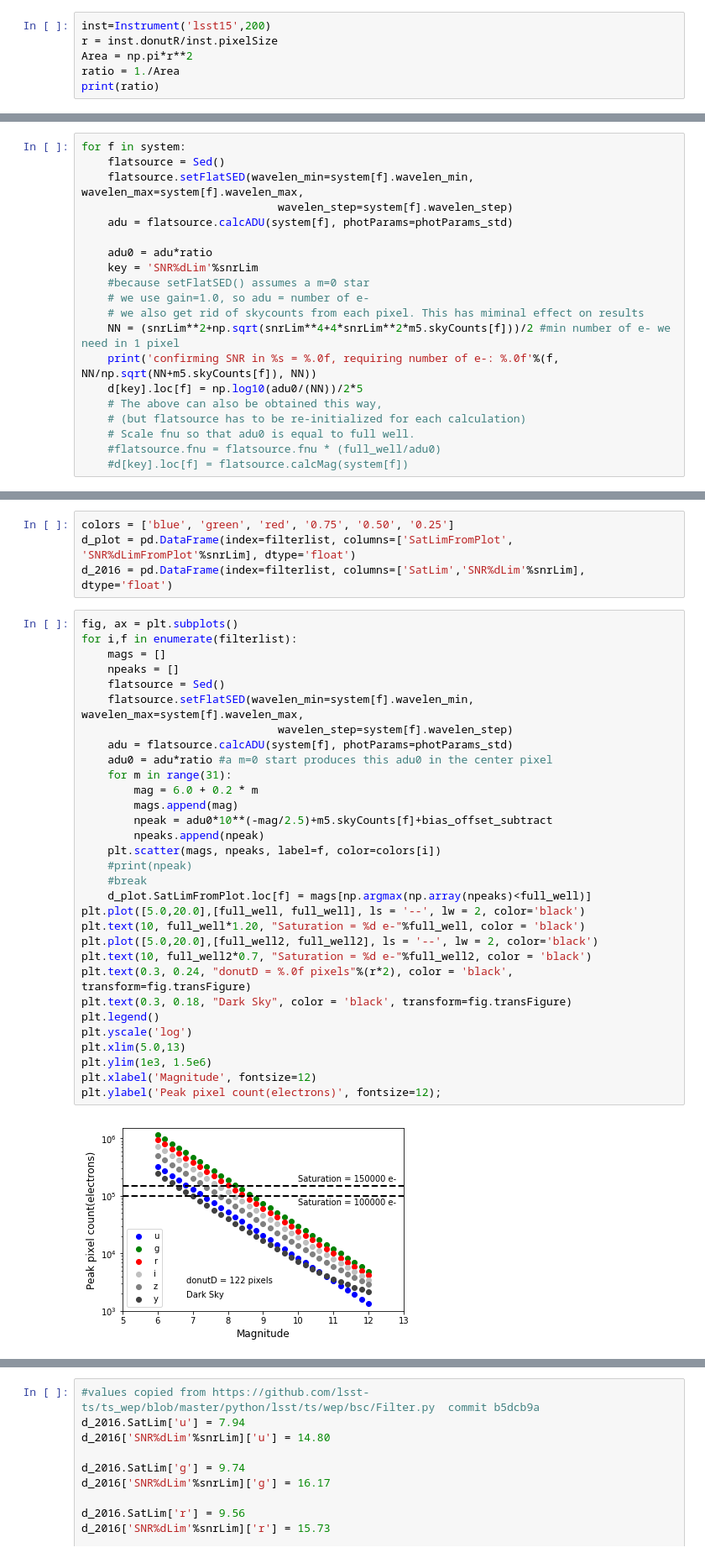
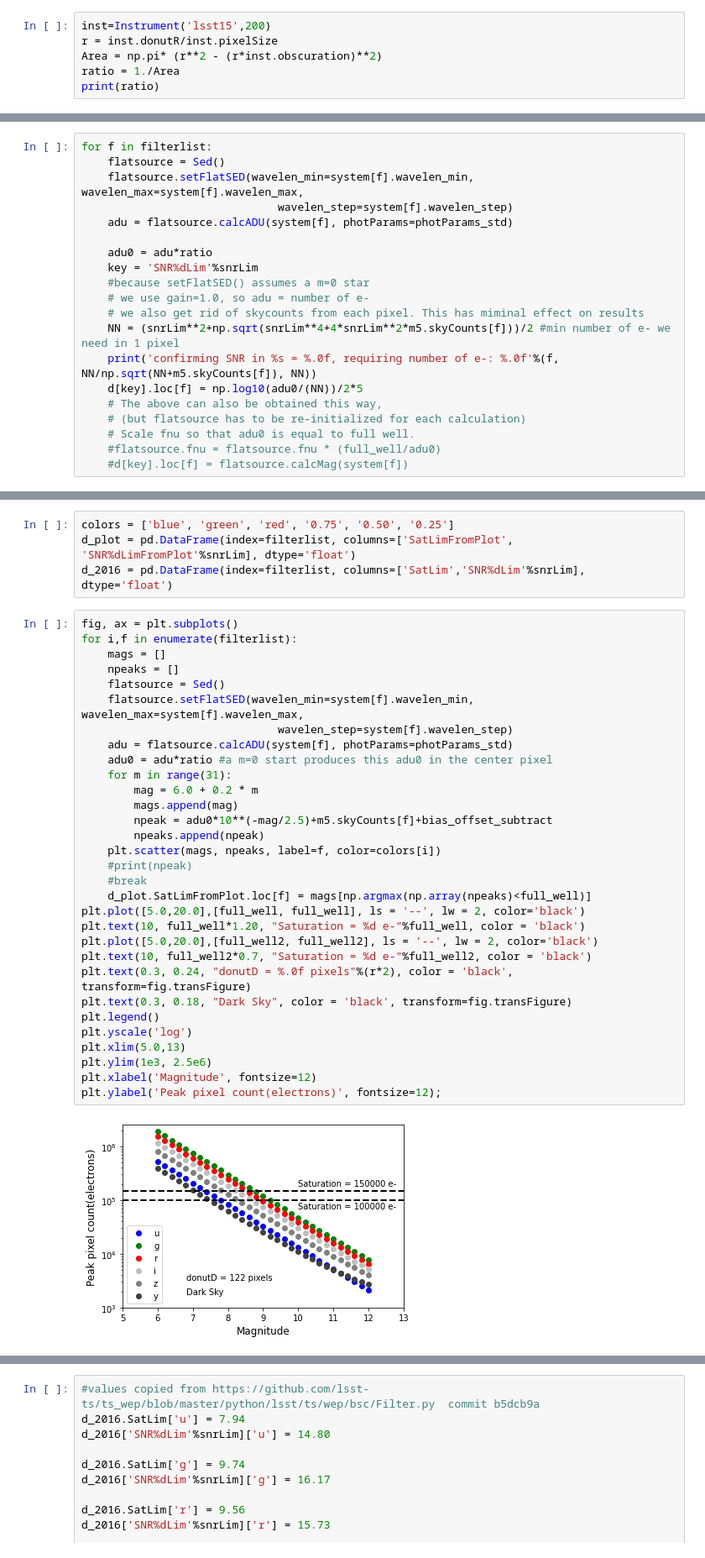
Before and after one commit to bxin/scratchBook, a Jupyter notebook: saturation_limit/saturation_limit_donut.ipynb, the cells around one changed output, grey strips where cells are left out. Shown at 84% size. Drawn from its saved outputs; the diff is of its cells as text.

Commit message:
area ratio adjusted to donut; add surface brightness estimates

```diff
--- a/saturation_limit/saturation_limit_donut.ipynb
+++ b/saturation_limit/saturation_limit_donut.ipynb
@@ -27,7 +27,7 @@ Note that this ratio will still depend on specific aberrations. We also need to
 # %%
 inst=Instrument('lsst15',200)
 r = inst.donutR/inst.pixelSize
-Area = np.pi*r**2
+Area = np.pi* (r**2 - (r*inst.obscuration)**2)
 ratio = 1./Area
 print(ratio)
 # %% [output]
@@ -103,7 +103,7 @@ for f in system:
 SNR = \frac{S}{\sqrt{S+B}}
 \end{equation}
 # %%
-for f in system:
+for f in filterlist:
     flatsource = Sed()
     flatsource.setFlatSED(wavelen_min=system[f].wavelen_min, wavelen_max=system[f].wavelen_max,
                               wavelen_step=system[f].wavelen_step)
@@ -179,35 +179,35 @@ d_2016 = pd.DataFrame(index=filterlist, columns=['SatLim','SNR%dLim'%snrLim], dt
 fig, ax = plt.subplots()
 for i,f in enumerate(filterlist):
     mags = []
     npeaks = []
     flatsource = Sed()
     flatsource.setFlatSED(wavelen_min=system[f].wavelen_min, wavelen_max=system[f].wavelen_max,
                               wavelen_step=system[f].wavelen_step)
     adu = flatsource.calcADU(system[f], photParams=photParams_std)
     adu0 = adu*ratio #a m=0 start produces this adu0 in the center pixel
     for m in range(31):
         mag = 6.0 + 0.2 * m
         mags.append(mag)
         npeak = adu0*10**(-mag/2.5)+m5.skyCounts[f]+bias_offset_subtract
         npeaks.append(npeak)
     plt.scatter(mags, npeaks, label=f, color=colors[i])
     #print(npeak)
     #break
     d_plot.SatLimFromPlot.loc[f] = mags[np.argmax(np.array(npeaks)<full_well)]
 plt.plot([5.0,20.0],[full_well, full_well], ls = '--', lw = 2, color='black')
 plt.text(10, full_well*1.20, "Saturation = %d e-"%full_well, color = 'black')
 plt.plot([5.0,20.0],[full_well2, full_well2], ls = '--', lw = 2, color='black')
 plt.text(10, full_well2*0.7, "Saturation = %d e-"%full_well2, color = 'black')
 plt.text(0.3, 0.24, "donutD = %.0f pixels"%(r*2), color = 'black', transform=fig.transFigure)
 plt.text(0.3, 0.18, "Dark Sky", color = 'black', transform=fig.transFigure)
 plt.legend()
 plt.yscale('log')
 plt.xlim(5.0,13)
-plt.ylim(1e3, 1.5e6)
+plt.ylim(1e3, 2.5e6)
 plt.xlabel('Magnitude', fontsize=12)
 plt.ylabel('Peak pixel count(electrons)', fontsize=12);
 # %% [output]
-[figure, old version]
+[figure, new version]
 # %%
 snrLim2 = 5
 fig, ax = plt.subplots()
```
Also changed, not shown: parts of 19 cells of this notebook, 1 other file.
